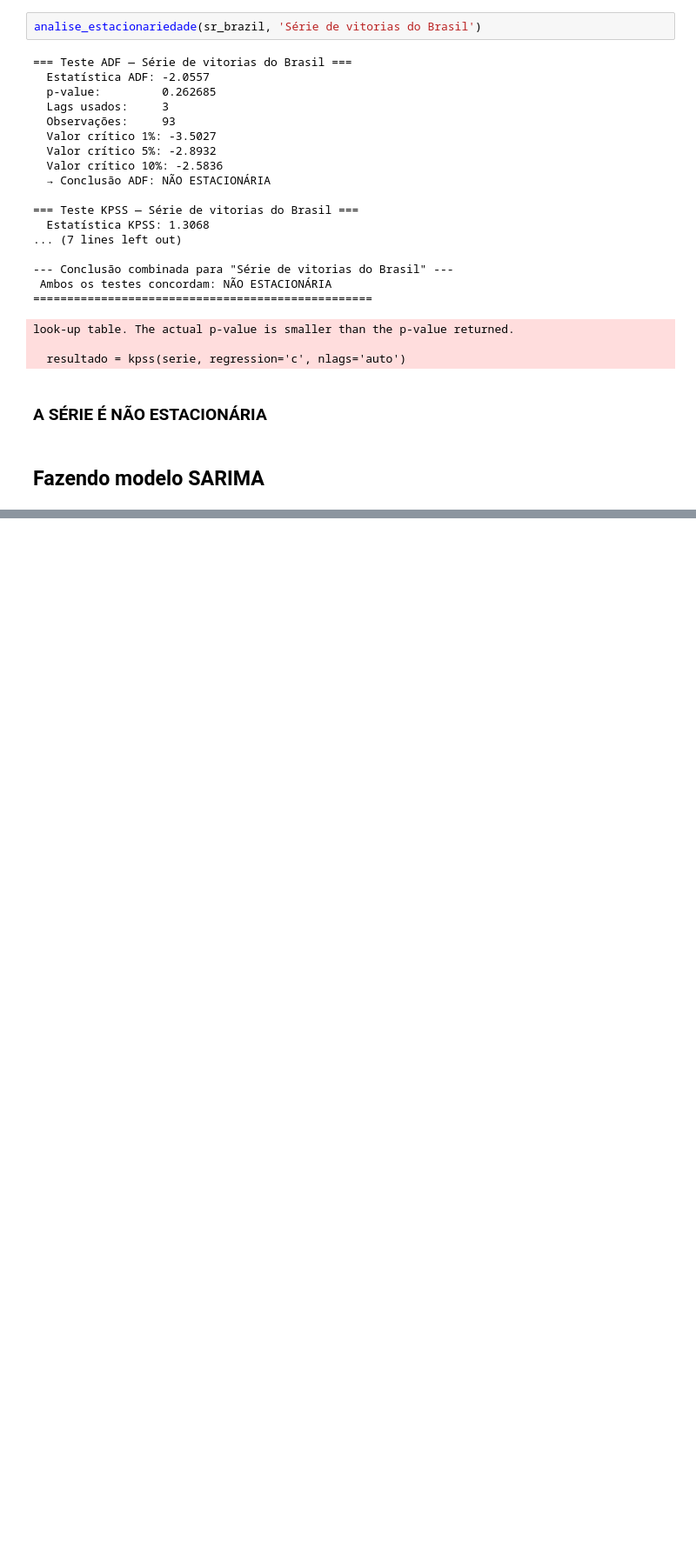
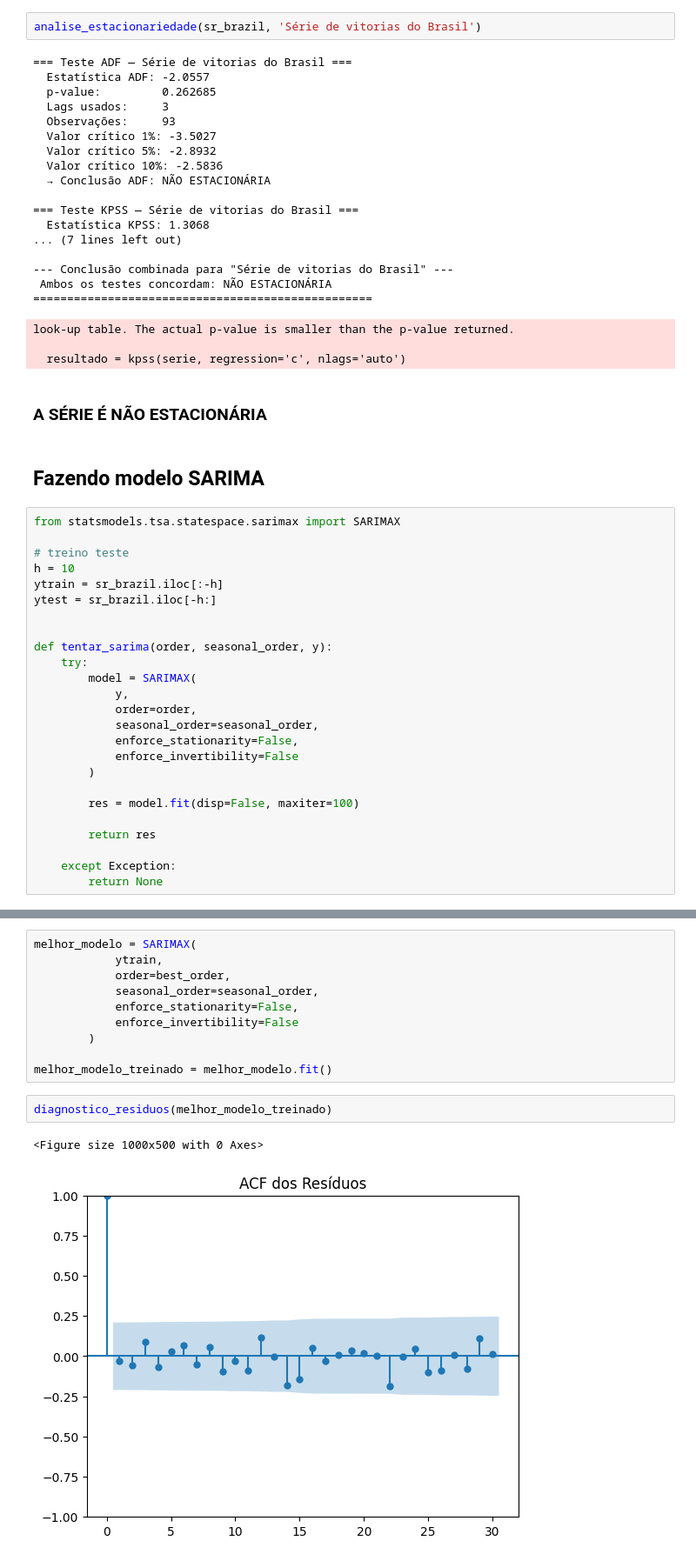
Before and after one commit to Gueguelas/daniel-freitas-barros-junior, a Jupyter notebook: notebook.ipynb, the cells around one changed output, grey strips where cells are left out. Shown at 87% size. Cells and saved outputs as stored; diff of their text form; blank space fills up the shorter version.

```diff
--- a/notebook.ipynb
+++ b/notebook.ipynb
@@ -255,3 +255,28 @@ look-up table. The actual p-value is smaller than the p-value returned.
 ### A SÉRIE É NÃO ESTACIONÁRIA
 # %% [markdown]
 ## Fazendo modelo SARIMA
+# %%
+from statsmodels.tsa.statespace.sarimax import SARIMAX
+
+# treino teste
+h = 10
+ytrain = sr_brazil.iloc[:-h]
+ytest = sr_brazil.iloc[-h:]
+
+
+def tentar_sarima(order, seasonal_order, y):
+    try:
+        model = SARIMAX(
+            y,
+            order=order,
+            seasonal_order=seasonal_order,
+            enforce_stationarity=False,
+            enforce_invertibility=False
+        )
+
+        res = model.fit(disp=False, maxiter=100)
+
+        return res
+
+    except Exception:
+        return None
@@ -257,0 +407,15 @@ look-up table. The actual p-value is smaller than the p-value returned.
+# %%
+melhor_modelo = SARIMAX(
+            ytrain,
+            order=best_order,
+            seasonal_order=seasonal_order,
+            enforce_stationarity=False,
+            enforce_invertibility=False
+        )
+
+melhor_modelo_treinado = melhor_modelo.fit()
+# %%
+diagnostico_residuos(melhor_modelo_treinado)
+# %% [output]
+<Figure size 1000x500 with 0 Axes>
+[figure, added]
```
Also changed, not shown: parts of 15 cells of this notebook.
